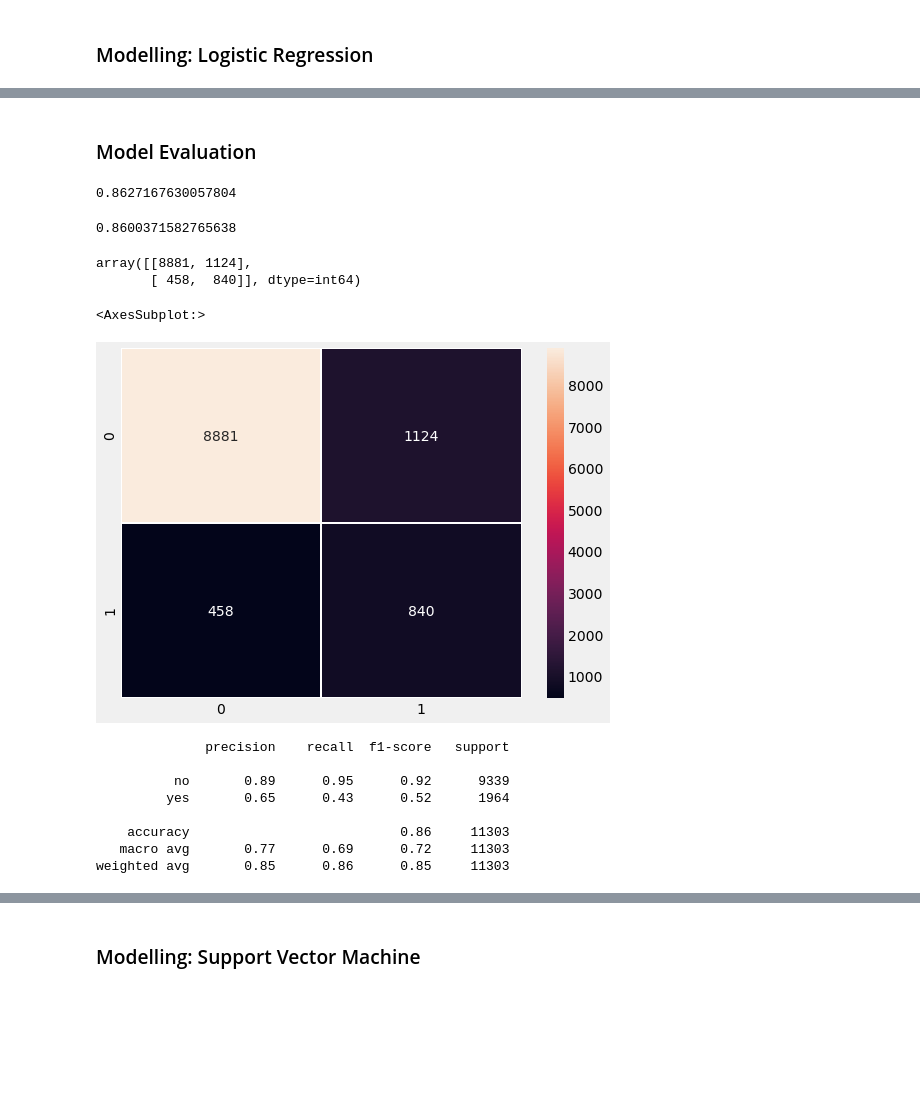
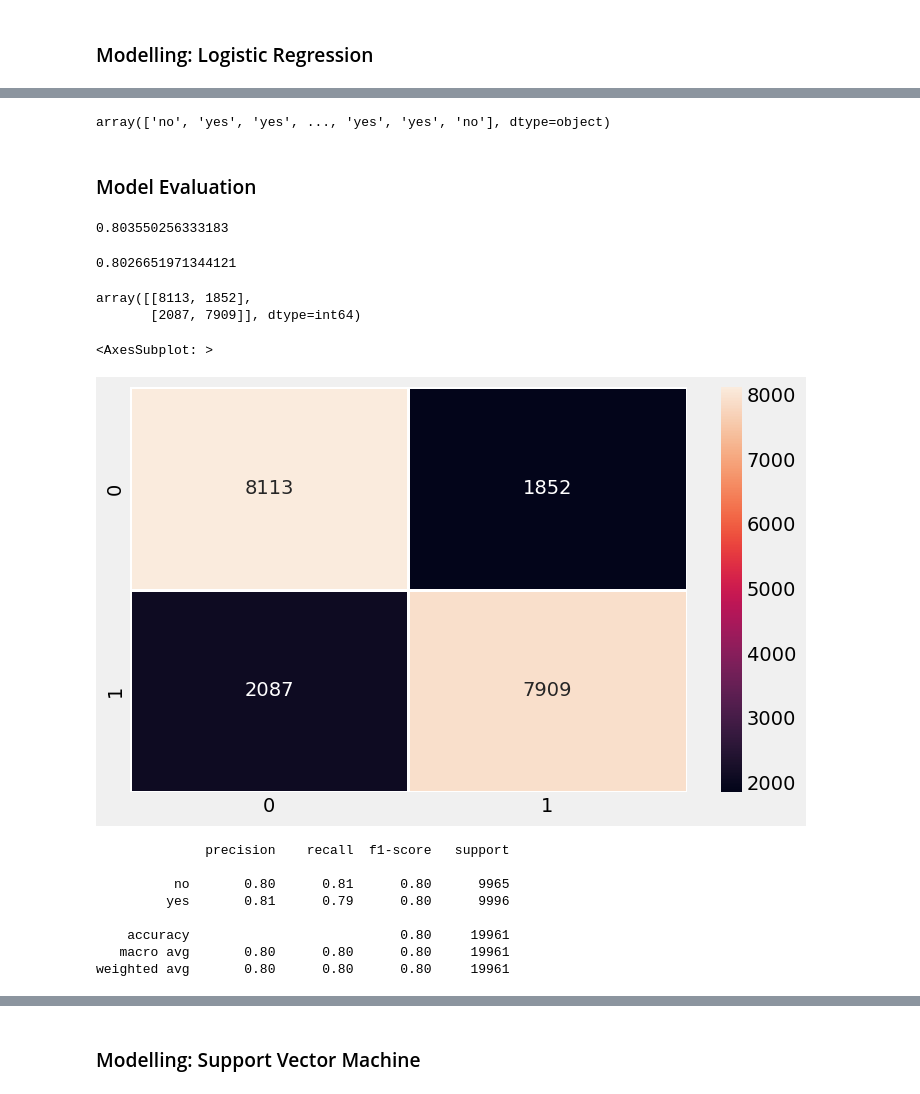
Before and after one commit to Campeone/Machine-Learning-Classification-Analysis, a Jupyter notebook: Bank marketing prediction/Bank marketing classification Analysis.ipynb, the cells around one changed output, grey strips where cells are left out. Cells and saved outputs as stored; diff of their text form; code cells hidden in the pictures; blank space fills up the shorter version.

Commit message:
Bank marketing classification prediction

```diff
--- a/Bank marketing prediction/Bank marketing classification Analysis.ipynb
+++ b/Bank marketing prediction/Bank marketing classification Analysis.ipynb
@@ -314,0 +362,6 @@ y = bank['y']
+# %%
+# instantiate
+ros = RandomOverSampler()
+
+# resample
+X_res, y_res = ros.fit_resample(X, y)
@@ -315,7 +377,7 @@ y = bank['y']
 # %%
 # import train test split
 from sklearn.model_selection import train_test_split
-X_train, X_test, y_train, y_test = train_test_split(X, y, test_size = 0.25, random_state = 50)
+X_train, X_test, y_train, y_test = train_test_split(X_res, y_res, test_size = 0.25, random_state = 50)
 # %%
 print('X_train shape: ', X_train.shape)
 print('X_test shape: ', X_test.shape)
@@ -347,7 +409,7 @@ X_test = sts.fit_transform(X_test)
 from sklearn.linear_model import LogisticRegression
 
 # instantiate
-log_reg = LogisticRegression(class_weight = {'no' : 0.2, 'yes' : 0.8})
+log_reg = LogisticRegression()
 
 # train
 log_reg.fit(X_train, y_train)
@@ -367,44 +429,48 @@ array([[0.6461802 , 0.3538198 ],
 # %%
 # predict
 y_pred = log_reg.predict(X_test)
+y_pred
+# %% [output]
+array(['no', 'yes', 'yes', ..., 'yes', 'yes', 'no'], dtype=object)
 # %% [markdown]
 ### Model Evaluation
 # %%
 # R2 score
 log_reg.score(X_train, y_train)
 # %% [output]
-0.8627167630057804
+0.803550256333183
 # %%
 # R2 score
 log_reg.score(X_test, y_test)
 # %% [output]
-0.8600371582765638
+0.8026651971344121
 # %%
 from sklearn.metrics import confusion_matrix, classification_report
 
 # confusion matrix
 confusion_matrix(y_test, y_pred)
 # %% [output]
-array([[8881, 1124],
-       [ 458,  840]], dtype=int64)
+array([[8113, 1852],
+       [2087, 7909]], dtype=int64)
 # %%
 # confusion matrix heatmap
-plt.figure(figsize = (8, 6))
+plt.figure(figsize = (8, 5))
 sns.heatmap(confusion_matrix(y_test, y_pred), annot = True, linewidth = 1, fmt = 'd')
 # %% [output]
-<AxesSubplot:>
+<AxesSubplot: >
-[figure, old version]
+[figure, new version]
 # %%
-print(classification_report(y_pred, y_test))
+# recall, precision, f1-score
+print(classification_report(y_test, y_pred))
 # %% [output]
               precision    recall  f1-score   support
 
-          no       0.89      0.95      0.92      9339
-         yes       0.65      0.43      0.52      1964
+          no       0.80      0.81      0.80      9965
+         yes       0.81      0.79      0.80      9996
 
-    accuracy                           0.86     11303
-   macro avg       0.77      0.69      0.72     11303
-weighted avg       0.85      0.86      0.85     11303
+    accuracy                           0.80     19961
+   macro avg       0.80      0.80      0.80     19961
+weighted avg       0.80      0.80      0.80     19961
 # %%
 coef = pd.DataFrame(log_reg.coef_).T
 
```
Also changed, not shown: parts of 79 cells of this notebook.
